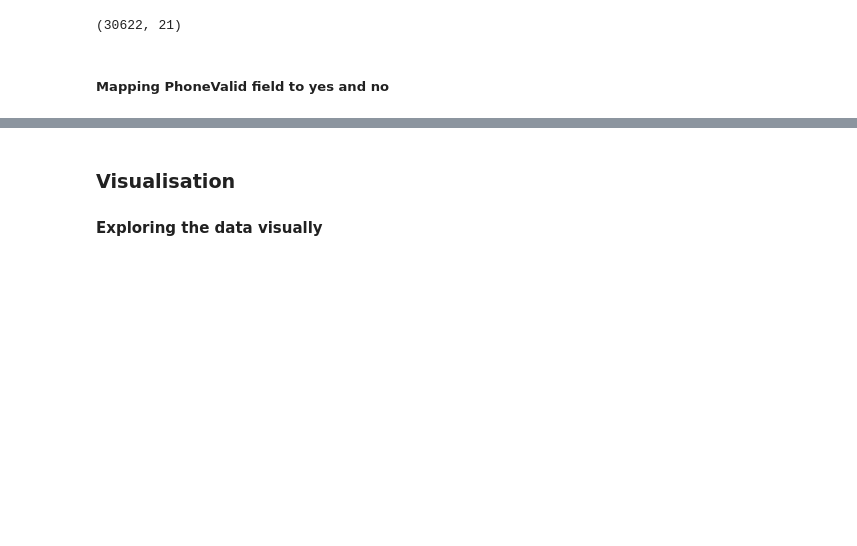
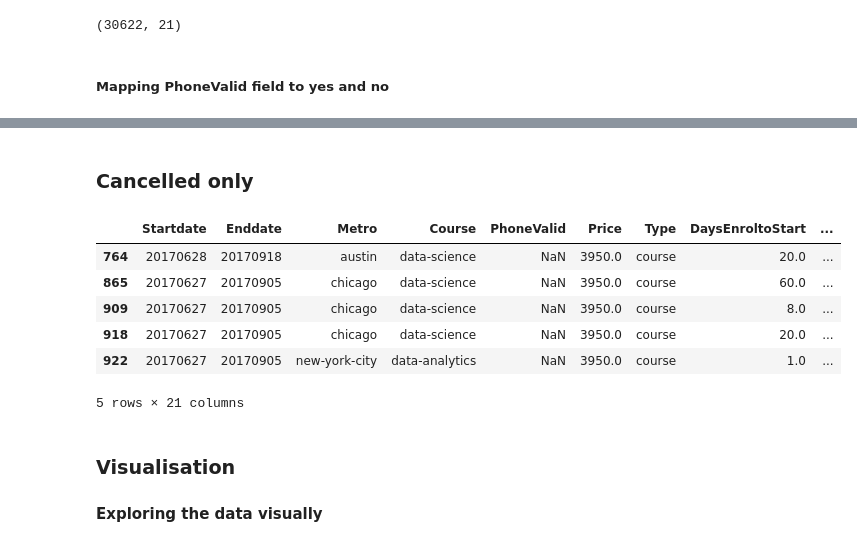
Before and after one commit to mikaelasquirchuk/dat8syd-project, a Jupyter notebook: New-Enrolments.ipynb, the cells around one changed output, grey strips where cells are left out. Cells and saved outputs as stored; diff of their text form; code cells hidden in the pictures; blank space fills up the shorter version.

```diff
--- a/New-Enrolments.ipynb
+++ b/New-Enrolments.ipynb
@@ -320,4 +317,17 @@ dtypes: bool(2), float64(2), int64(10), object(7)
 memory usage: 4.7+ MB
+# %% [markdown]
+### Cancelled only
+# %%
+cancellations = enrolments[enrolments.Cancelled == 1]
+cancellations.head()
+# %% [output]
+|  | Startdate | Enddate | Metro | Course | PhoneValid | Price | Type | DaysEnroltoStart | ... |
+| 764 | 20170628 | 20170918 | austin | data-science | NaN | 3950.0 | course | 20.0 | ... |
+| 865 | 20170627 | 20170905 | chicago | data-science | NaN | 3950.0 | course | 60.0 | ... |
+| 909 | 20170627 | 20170905 | chicago | data-science | NaN | 3950.0 | course | 8.0 | ... |
+| 918 | 20170627 | 20170905 | chicago | data-science | NaN | 3950.0 | course | 20.0 | ... |
+| 922 | 20170627 | 20170905 | new-york-city | data-analytics | NaN | 3950.0 | course | 1.0 | ... |
+5 rows × 21 columns
 # %% [markdown]
 ### Visualisation
 #### Exploring the data visually
```
Also changed, not shown: parts of 38 cells of this notebook.
